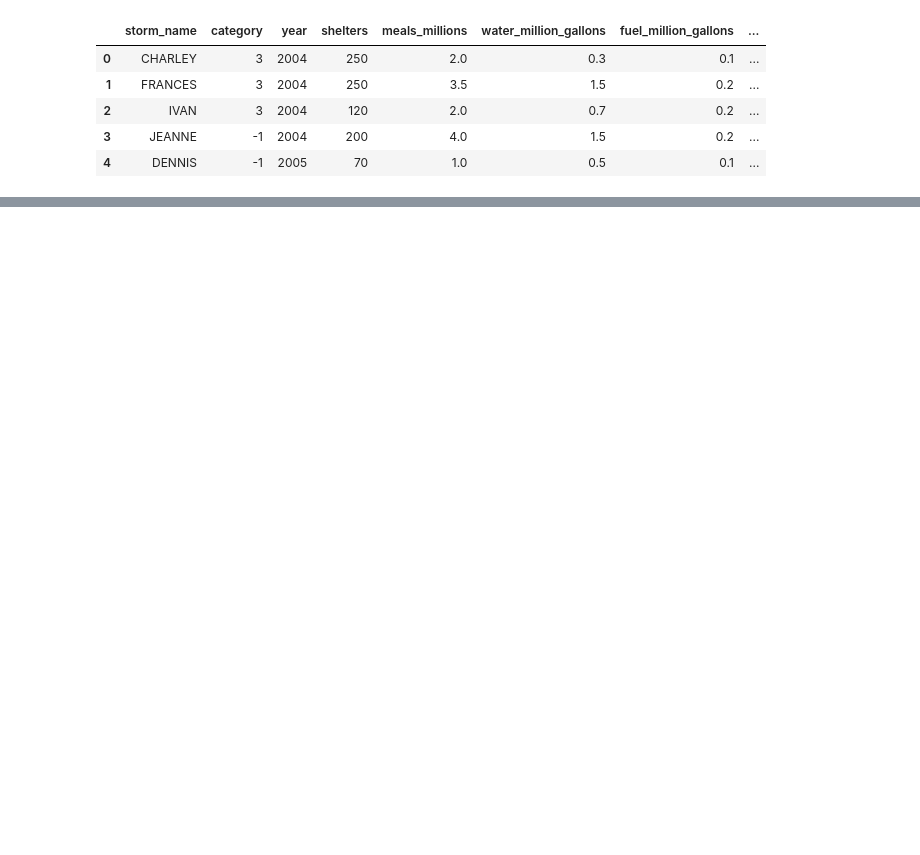
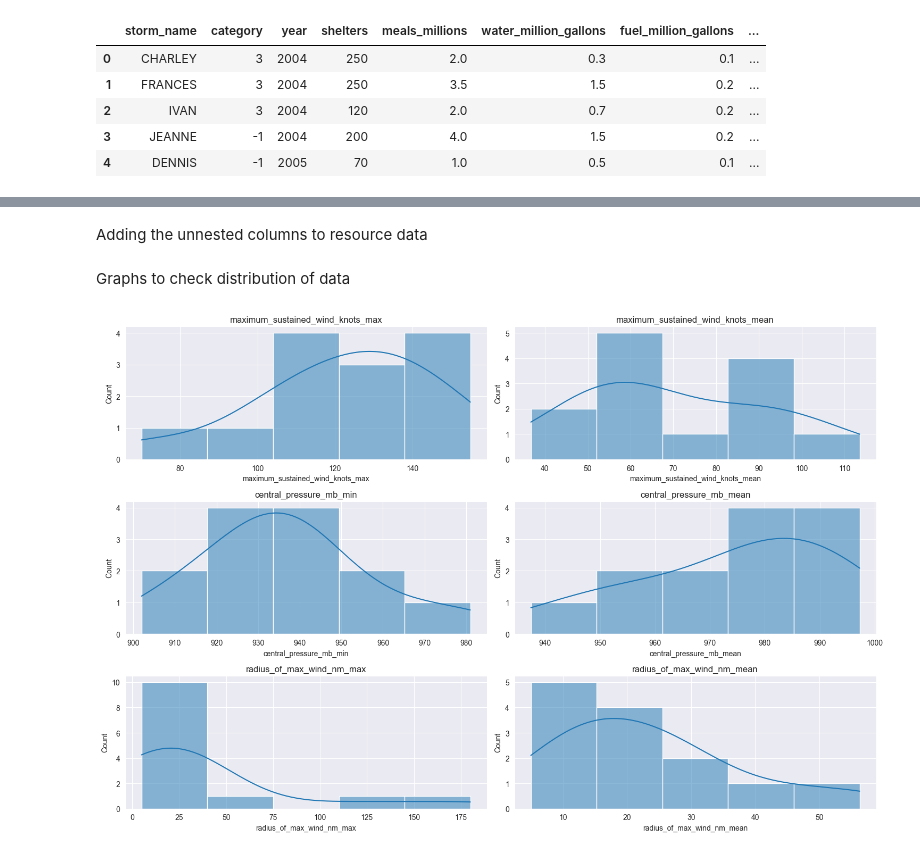
Before and after one commit to jayc9135/Hurricane-Resource-Shortage-Prediction, a Jupyter notebook: resources_data_synthesis.ipynb, the cells around one changed output, grey strips where cells are left out. Cells and saved outputs as stored; diff of their text form; code cells hidden in the pictures; blank space fills up the shorter version.

Commit message:
plots

```diff
--- a/resources_data_synthesis.ipynb
+++ b/resources_data_synthesis.ipynb
@@ -149,2 +123,20 @@ df_resources_with_id.head(5)
 # %%
 df_resources_with_id.to_csv('datasets/resource_dataset_with_id_category.csv', index=False)
+# %%
+grouped_df_selected = grouped_df_without_nan[[
+    ('storm_id', ''),
+    ('maximum_sustained_wind_knots', 'max'),
+    ('maximum_sustained_wind_knots', 'mean'),
+    ('central_pressure_mb', 'min'),
+    ('central_pressure_mb', 'mean'),
+    ('radius_of_max_wind_nm', 'max'),
+    ('radius_of_max_wind_nm', 'mean')]]
+
+grouped_df_selected.columns =  [
+    'storm_id',
+    'maximum_sustained_wind_knots_max',
+    'maximum_sustained_wind_knots_mean',
+    'central_pressure_mb_min',
+    'central_pressure_mb_mean',
+    'radius_of_max_wind_nm_max',
+    'radius_of_max_wind_nm_mean']
@@ -150,0 +152,5 @@ df_resources_with_id.to_csv('datasets/resource_dataset_with_id_category.csv', in
+# %% [markdown]
+Adding the unnested columns to resource data
+# %%
+df_resources_with_storm_features = df_resources_with_id.merge(
+    grouped_df_selected, on='storm_id', how='left')
@@ -150,0 +159,2 @@ df_resources_with_id.to_csv('datasets/resource_dataset_with_id_category.csv', in
+# %% [markdown]
+Graphs to check distribution of data
@@ -150,0 +164,15 @@ df_resources_with_id.to_csv('datasets/resource_dataset_with_id_category.csv', in
+# %%
+fig, axes = plt.subplots(nrows=3, ncols=2, figsize=(15, 10))
+
+columns_to_show = list(df_resources_with_storm_features.columns[8:])
+
+axes = axes.flatten()
+
+for i, column in enumerate(columns_to_show):
+    sns.histplot(df_resources_with_storm_features[column], ax=axes[i], kde=True, bins=5)
+    axes[i].set_title(column)
+
+plt.tight_layout()
+plt.show()
+# %% [output]
+[figure, added]
```
Also changed, not shown: parts of 13 cells of this notebook, 1 other file.
